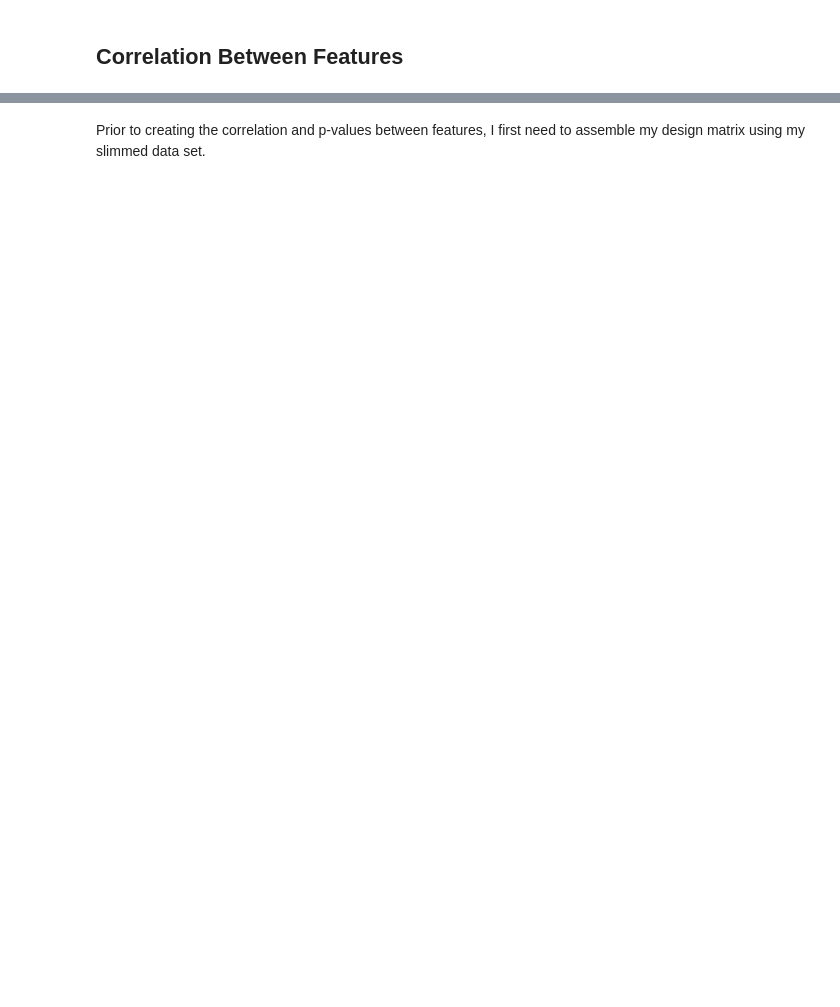
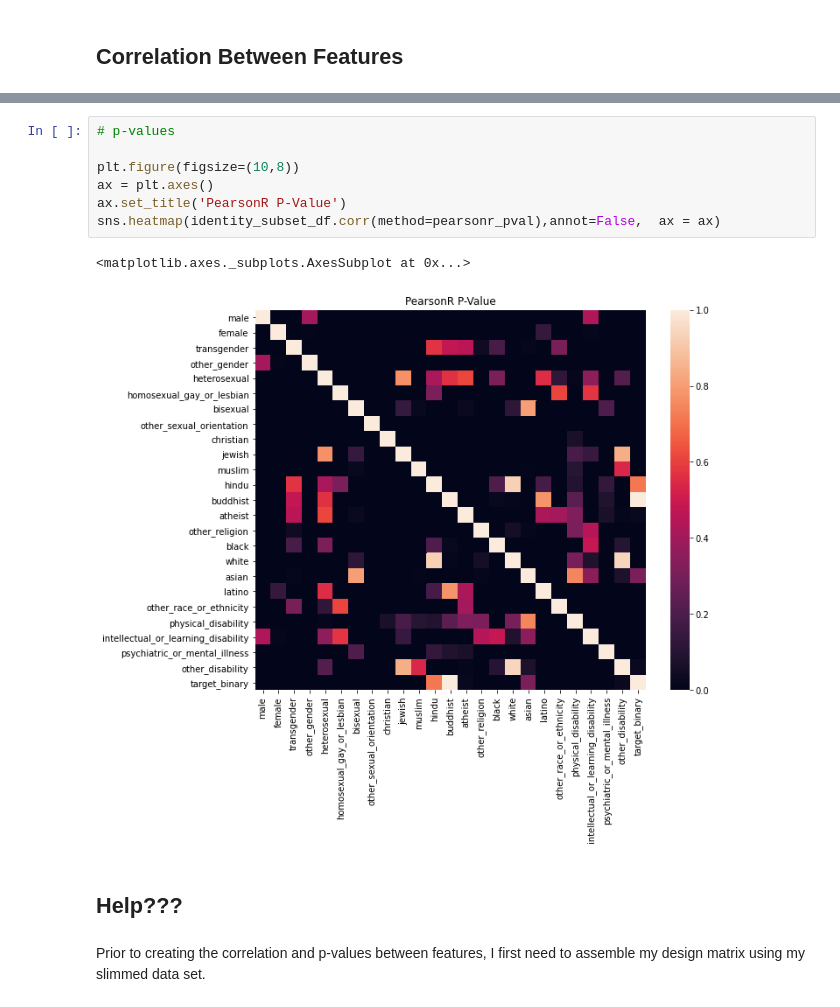
Before and after one commit to Esavoye/Data_Science_Career_Track, a Jupyter notebook: Capstone_1/Code/Capstone_1_Statistical_Data_Analysis.ipynb, the cells around one changed output, grey strips where cells are left out. Drawn from its saved outputs; the diff is of its cells as text; blank space fills up the shorter version.

```diff
--- a/Capstone_1/Code/Capstone_1_Statistical_Data_Analysis.ipynb
+++ b/Capstone_1/Code/Capstone_1_Statistical_Data_Analysis.ipynb
@@ -263,3 +259,15 @@ _ = plt.title('Differences in Avg Toxic & Non-Toxic Comments')
+# %%
+# p-values
+
+plt.figure(figsize=(10,8))
+ax = plt.axes()
+ax.set_title('PearsonR P-Value')
+sns.heatmap(identity_subset_df.corr(method=pearsonr_pval),annot=False,  ax = ax)
+# %% [output]
+<matplotlib.axes._subplots.AxesSubplot at 0x...>
+[figure, added]
+# %% [markdown]
+## Help???
 # %% [markdown]
 Prior to creating the correlation and p-values between features, I first need to assemble my design matrix using my slimmed data set.
 # %%
```
Also changed, not shown: parts of 18 cells of this notebook.
